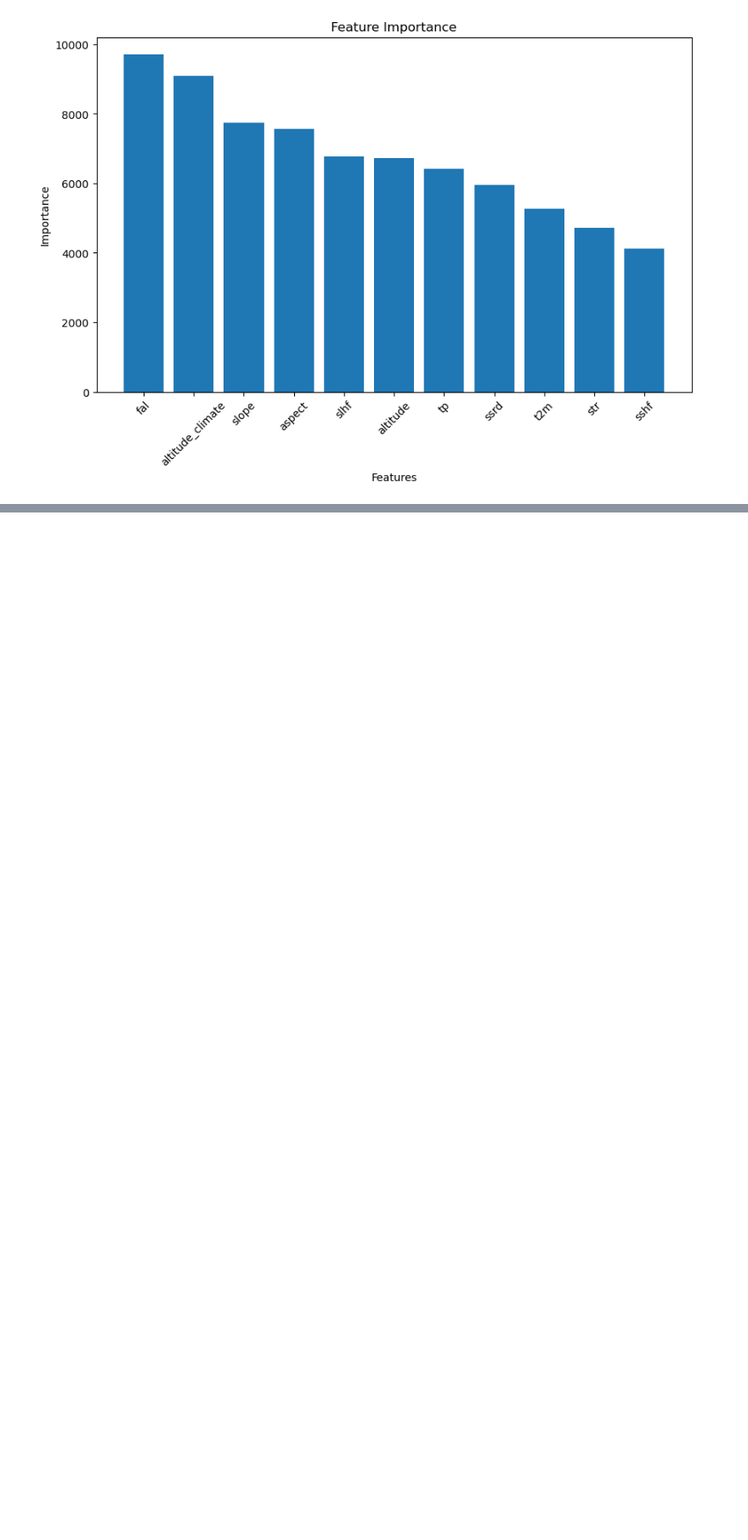
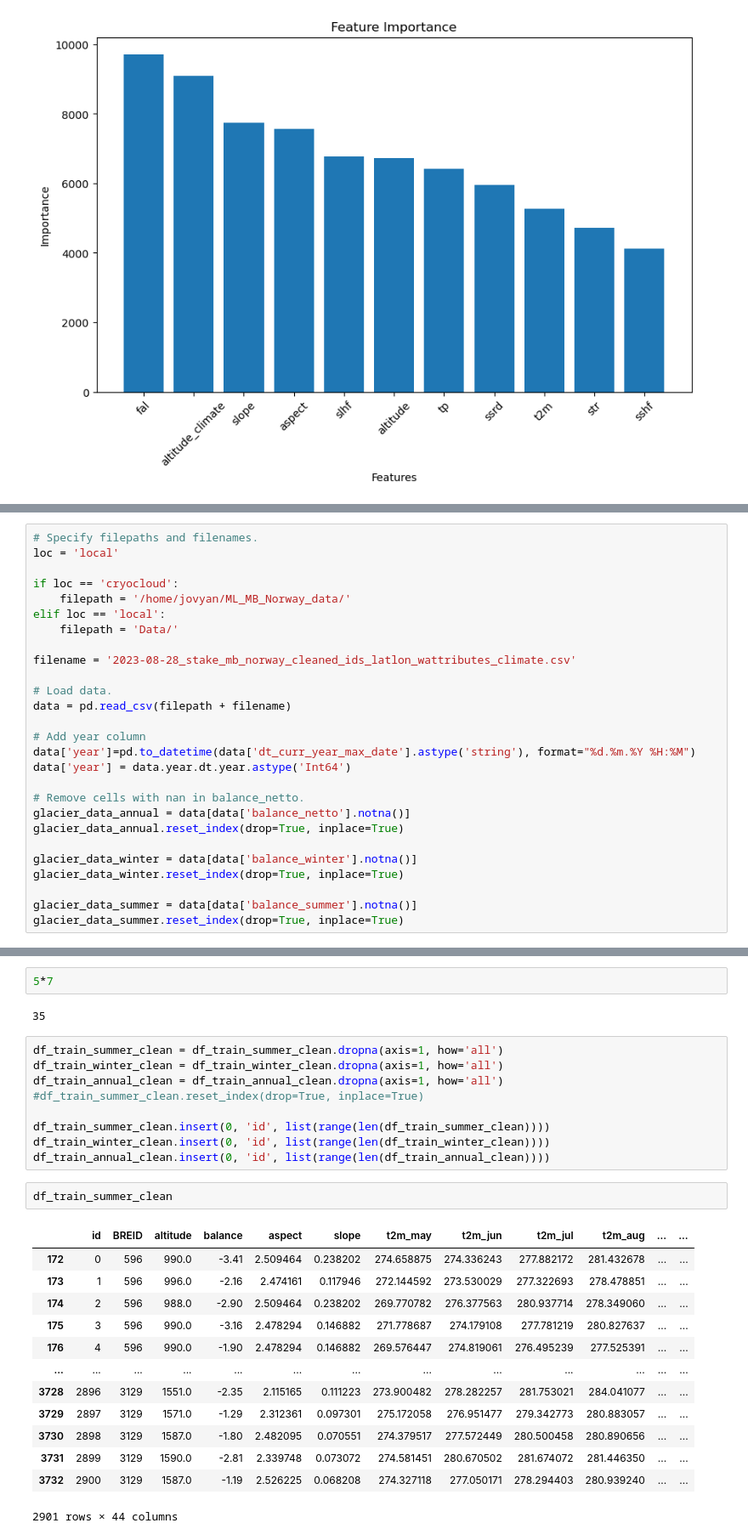
Before and after one commit to khsjursen/ML_MB_Norway, a Jupyter notebook: test_custom_loss.ipynb, the cells around one changed output, grey strips where cells are left out. Shown at 85% size. Cells and saved outputs as stored; diff of their text form; blank space fills up the shorter version.

Commit message:
combining annual, summer, winter datasets. Fixed bug with duplicates in melted datasets.

```diff
--- a/test_custom_loss.ipynb
+++ b/test_custom_loss.ipynb
@@ -1383,0 +1294,27 @@ plt.show()
+# %%
+# Specify filepaths and filenames.
+loc = 'local'
+
+if loc == 'cryocloud':
+    filepath = '/home/jovyan/ML_MB_Norway_data/'
+elif loc == 'local':
+    filepath = 'Data/'
+
+filename = '2023-08-28_stake_mb_norway_cleaned_ids_latlon_wattributes_climate.csv'
+
+# Load data.
+data = pd.read_csv(filepath + filename)
+
+# Add year column
+data['year']=pd.to_datetime(data['dt_curr_year_max_date'].astype('string'), format="%d.%m.%Y %H:%M")
+data['year'] = data.year.dt.year.astype('Int64')
+
+# Remove cells with nan in balance_netto.
+glacier_data_annual = data[data['balance_netto'].notna()]
+glacier_data_annual.reset_index(drop=True, inplace=True)
+
+glacier_data_winter = data[data['balance_winter'].notna()]
+glacier_data_winter.reset_index(drop=True, inplace=True)
+
+glacier_data_summer = data[data['balance_summer'].notna()]
+glacier_data_summer.reset_index(drop=True, inplace=True)
@@ -1383,0 +1449,29 @@ plt.show()
+# %%
+5*7
+# %% [output]
+35
+# %%
+df_train_summer_clean = df_train_summer_clean.dropna(axis=1, how='all')
+df_train_winter_clean = df_train_winter_clean.dropna(axis=1, how='all')
+df_train_annual_clean = df_train_annual_clean.dropna(axis=1, how='all')
+#df_train_summer_clean.reset_index(drop=True, inplace=True)
+
+df_train_summer_clean.insert(0, 'id', list(range(len(df_train_summer_clean))))
+df_train_winter_clean.insert(0, 'id', list(range(len(df_train_winter_clean))))
+df_train_annual_clean.insert(0, 'id', list(range(len(df_train_annual_clean))))
+# %%
+df_train_summer_clean
+# %% [output]
+|  | id | BREID | altitude | balance | aspect | slope | t2m_may | t2m_jun | t2m_jul | t2m_aug | ... | ... |
+| 172 | 0 | 596 | 990.0 | -3.41 | 2.509464 | 0.238202 | 274.658875 | 274.336243 | 277.882172 | 281.432678 | ... | ... |
+| 173 | 1 | 596 | 996.0 | -2.16 | 2.474161 | 0.117946 | 272.144592 | 273.530029 | 277.322693 | 278.478851 | ... | ... |
+| 174 | 2 | 596 | 988.0 | -2.90 | 2.509464 | 0.238202 | 269.770782 | 276.377563 | 280.937714 | 278.349060 | ... | ... |
+| 175 | 3 | 596 | 990.0 | -3.16 | 2.478294 | 0.146882 | 271.778687 | 274.179108 | 277.781219 | 280.827637 | ... | ... |
+| 176 | 4 | 596 | 990.0 | -1.90 | 2.478294 | 0.146882 | 269.576447 | 274.819061 | 276.495239 | 277.525391 | ... | ... |
+| ... | ... | ... | ... | ... | ... | ... | ... | ... | ... | ... | ... | ... |
+| 3728 | 2896 | 3129 | 1551.0 | -2.35 | 2.115165 | 0.111223 | 273.900482 | 278.282257 | 281.753021 | 284.041077 | ... | ... |
+| 3729 | 2897 | 3129 | 1571.0 | -1.29 | 2.312361 | 0.097301 | 275.172058 | 276.951477 | 279.342773 | 280.883057 | ... | ... |
+| 3730 | 2898 | 3129 | 1587.0 | -1.80 | 2.482095 | 0.070551 | 274.379517 | 277.572449 | 280.500458 | 280.890656 | ... | ... |
+| 3731 | 2899 | 3129 | 1590.0 | -2.81 | 2.339748 | 0.073072 | 274.581451 | 280.670502 | 281.674072 | 281.446350 | ... | ... |
+| 3732 | 2900 | 3129 | 1587.0 | -1.19 | 2.526225 | 0.068208 | 274.327118 | 277.050171 | 278.294403 | 280.939240 | ... | ... |
+2901 rows × 44 columns
```
Also changed, not shown: parts of 34 cells of this notebook.
